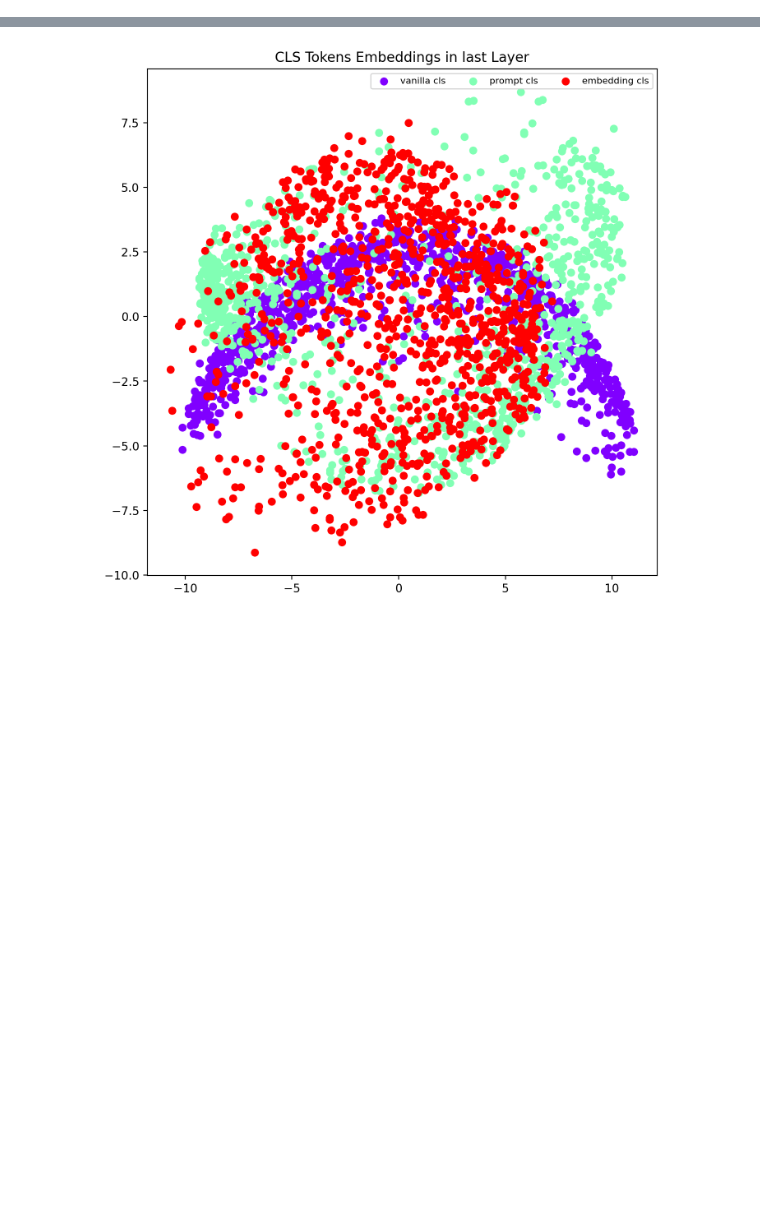
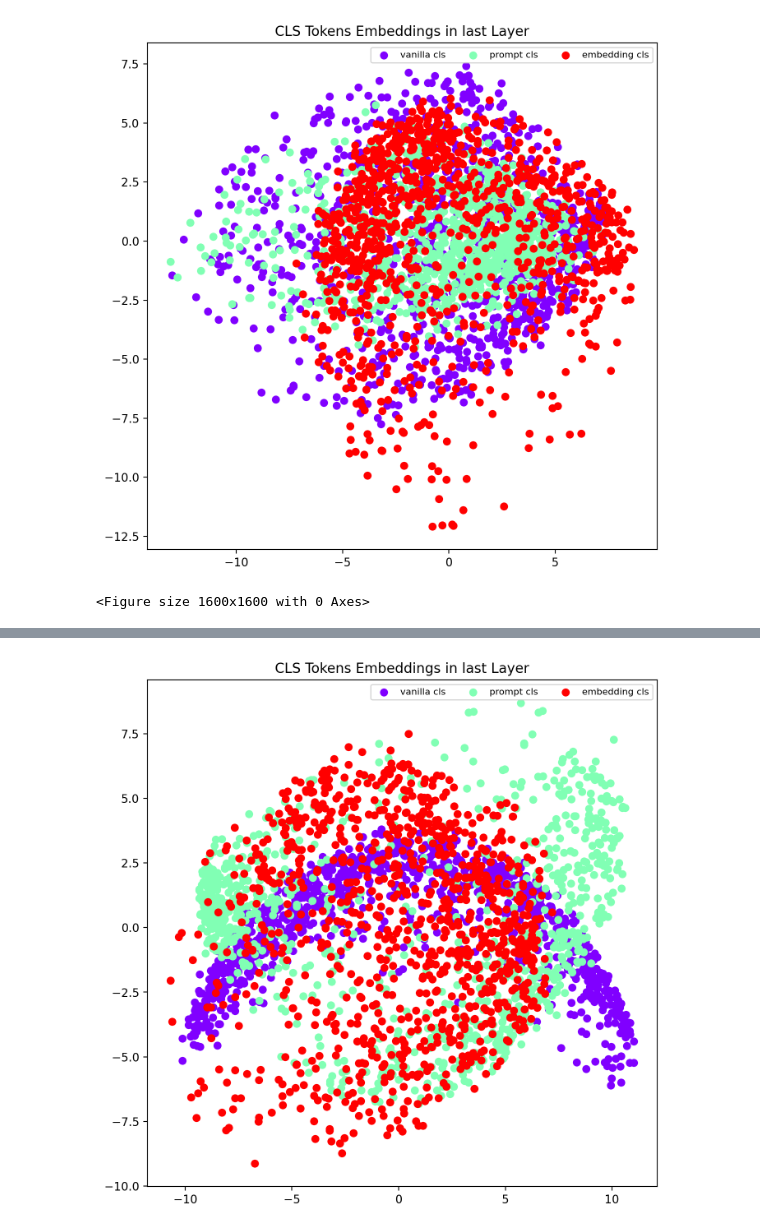
Before and after one commit to AhmadHAW/Hauptprojekt, a Jupyter notebook: hidden_states.ipynb, the cells around one changed output, grey strips where cells are left out. Saved outputs shown, nothing was run; the diff lists cells and outputs as text; code cells hidden in the pictures; blank space fills up the shorter version.

Commit message:
update plots, fix adding negatives and restart training

```diff
--- a/hidden_states.ipynb
+++ b/hidden_states.ipynb
@@ -0,0 +4,8 @@
+# %%
+df = MovieLensManager.load_dataset_from_hub("AhmadPython/MovieLens_KGE")
+exp = MovieLensExplainabilityModule(df, init_pcas=True)
+# %%
+exp.plot_cls_embeddings(samples=1000, save_path="./images/cls_token_embeddings.png")
+# %% [output]
+[figure, added]
+<Figure size 1600x1600 with 0 Axes>
```
Also changed, not shown: parts of 14 cells of this notebook, 21 other files.
